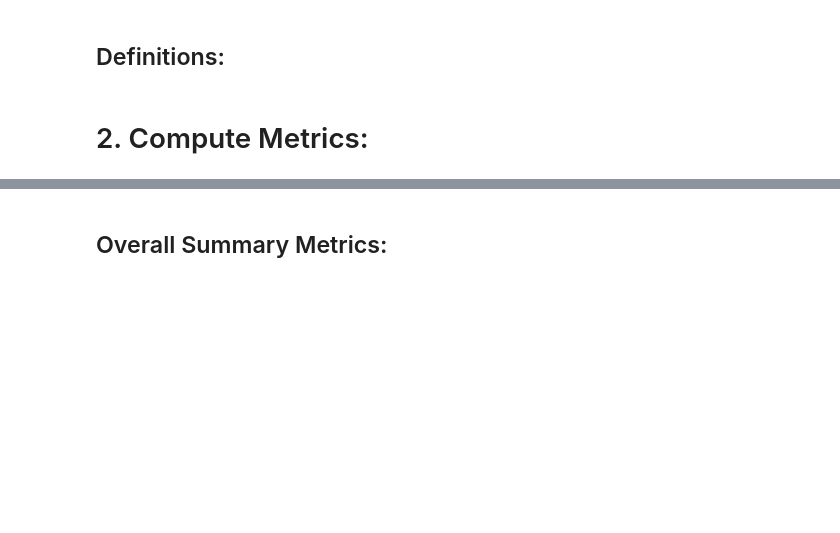
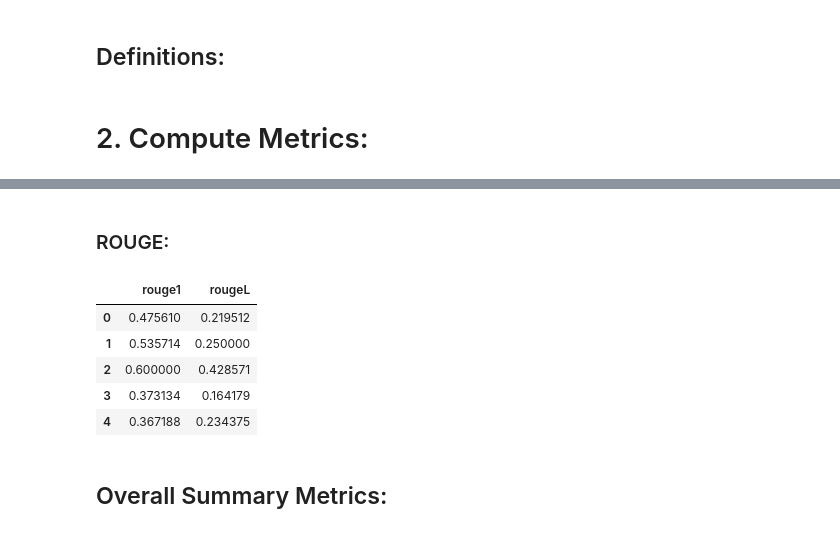
Before and after one commit to EFRA-DH/sgs, a Jupyter notebook: scoring.ipynb, the cells around one changed output, grey strips where cells are left out. Cells and saved outputs as stored; diff of their text form; code cells hidden in the pictures; blank space fills up the shorter version.

```diff
--- a/scoring.ipynb
+++ b/scoring.ipynb
@@ -177,6 +177,45 @@ To: /content/manual_and_llama70b_summ.csv
 | 2 | manual_summary | gs://c-labs1-efra/english/1b5fd7b... | Racehorses in Great Britain will ... | New rules aimed at ensuring raceh... | gs://c-labs1-efra/original/1b5fd7... | Racehorses in Great Britain will ... | ... |
 | 3 | manual_summary | gs://c-labs1-efra/english/92ea920... | The end of the Government's deal ... | Concerns over food shortages as C... | gs://c-labs1-efra/original/92ea92... | The end of the Government's deal ... | ... |
 | 4 | manual_summary | gs://c-labs1-efra/english/ab4fcc5... | The new agreement, called the Win... | EU and UK strike new deal over po... | gs://c-labs1-efra/original/ab4fcc... | The new agreement, called the Win... | ... |
+# %% [markdown]
+### ROUGE:
+# %%
+def score(manual_summaries:List[str], automated_summaries:List[str], rouge_types:List[str]=['rouge1', 'rougeL']) -> pd.DataFrame:
+    """
+    Compute rouge metrics for summary evaluation.
+
+    :param manual_summaries: List of manual summaries.
+    :param automated_summaries: List of automated summaries.
+    :param rouge_types: List of the names of specific ROUGE-score types (default: ['rouge1', 'rougeL']).
+
+    :return: Pandas DataFrame of scores.
+    """
+    # just to be sure...
+    assert len(manual_summaries) == len(automated_summaries)
+
+    # compute scores:
+    scores = {}
+
+    # compute ROUGE-F1:
+    scorer = rouge_scorer.RougeScorer(rouge_types, use_stemmer=True)
+    for key in rouge_types: scores[key] = []
+    for m, a  in tqdm(zip(manual_summaries, automated_summaries), total=len(manual_summaries), desc='Computing ROUGE'):
+        rouge = scorer.score(m, a)
+        for key in rouge: scores[key].append(rouge[key].fmeasure)
+
+    return pd.DataFrame(scores)
+# %%
+scores_rouge = score(data['english_summary'], data['llama70b_summary'])
+scores_rouge.to_csv('scores_rouge.csv')
+
+scores_rouge.head()
+# %% [output]
+|  | rouge1 | rougeL |
+| 0 | 0.475610 | 0.219512 |
+| 1 | 0.535714 | 0.250000 |
+| 2 | 0.600000 | 0.428571 |
+| 3 | 0.373134 | 0.164179 |
+| 4 | 0.367188 | 0.234375 |
 # %% [markdown]
 ## Overall Summary Metrics:
 # %%
```
Also changed, not shown: parts of 6 cells of this notebook.
